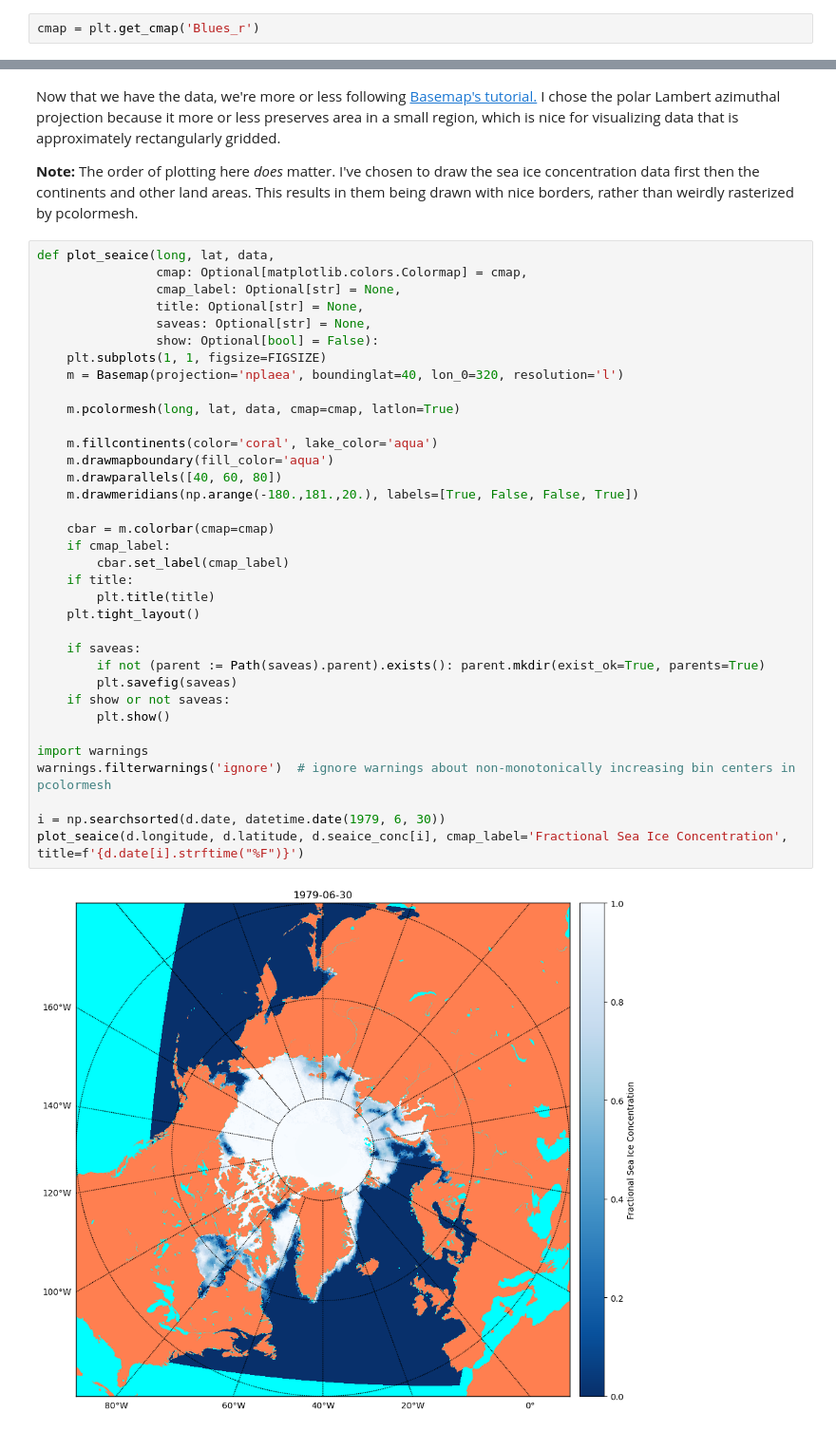
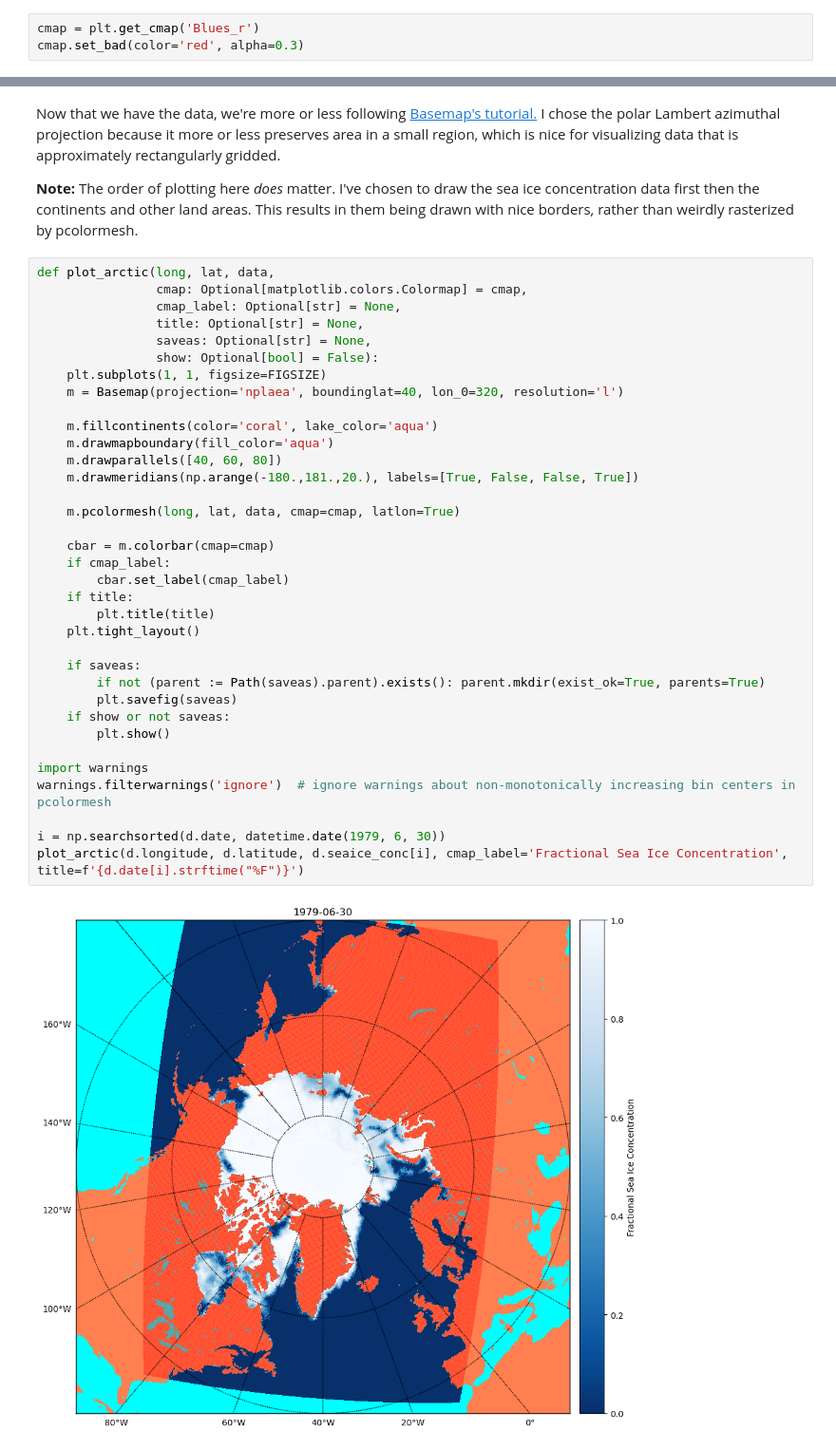
Before and after one commit to asher-m/neuralpde, a Jupyter notebook: examples/plotting.ipynb, the cells around one changed output, grey strips where cells are left out. Shown: that part at 95% size. Drawn from its saved outputs; the diff is of its cells as text.

Commit message:
examples: change opacity and color of bad data in colormap

```diff
--- a/examples/plotting.ipynb
+++ b/examples/plotting.ipynb
@@ -21,6 +21,7 @@ FIGSIZE = (10, 10)
 Here, we want to choose a colormap that will nicely represent the sea ice concentration data.  In particular, we choose `Blues_r` because it is a gradient from blue to white (least to greatest,) which has a nice physical correspondence to sea ice.
 # %%
 cmap = plt.get_cmap('Blues_r')
+cmap.set_bad(color='red', alpha=0.3)
 # %% [markdown]
 We want to plot some data, so you'll first need to download it.  Make sure to [read this](../data.md) for some instructions on how to get the data.
 # %%
@@ -30,39 +31,39 @@ Now that we have the data, we're more or less following [Basemap's tutorial.](ht
 
 **Note:** The order of plotting here *does* matter.  I've chosen to draw the sea ice concentration data first then the continents and other land areas.  This results in them being drawn with nice borders, rather than weirdly rasterized by pcolormesh.
 # %%
-def plot_seaice(long, lat, data,
+def plot_arctic(long, lat, data,
                 cmap: Optional[matplotlib.colors.Colormap] = cmap,
                 cmap_label: Optional[str] = None,
                 title: Optional[str] = None,
                 saveas: Optional[str] = None,
                 show: Optional[bool] = False):
     plt.subplots(1, 1, figsize=FIGSIZE)
     m = Basemap(projection='nplaea', boundinglat=40, lon_0=320, resolution='l')
 
-    m.pcolormesh(long, lat, data, cmap=cmap, latlon=True)
-
     m.fillcontinents(color='coral', lake_color='aqua')
     m.drawmapboundary(fill_color='aqua')
     m.drawparallels([40, 60, 80])
     m.drawmeridians(np.arange(-180.,181.,20.), labels=[True, False, False, True])
+
+    m.pcolormesh(long, lat, data, cmap=cmap, latlon=True)
 
     cbar = m.colorbar(cmap=cmap)
     if cmap_label:
         cbar.set_label(cmap_label)
     if title:
         plt.title(title)
     plt.tight_layout()
 
     if saveas:
         if not (parent := Path(saveas).parent).exists(): parent.mkdir(exist_ok=True, parents=True)
         plt.savefig(saveas)
     if show or not saveas:
         plt.show()
 
 import warnings
 warnings.filterwarnings('ignore')  # ignore warnings about non-monotonically increasing bin centers in pcolormesh
 
 i = np.searchsorted(d.date, datetime.date(1979, 6, 30))
-plot_seaice(d.longitude, d.latitude, d.seaice_conc[i], cmap_label='Fractional Sea Ice Concentration', title=f'{d.date[i].strftime("%F")}')
+plot_arctic(d.longitude, d.latitude, d.seaice_conc[i], cmap_label='Fractional Sea Ice Concentration', title=f'{d.date[i].strftime("%F")}')
 # %% [output]
-[figure, old version]
+[figure, new version]
```
